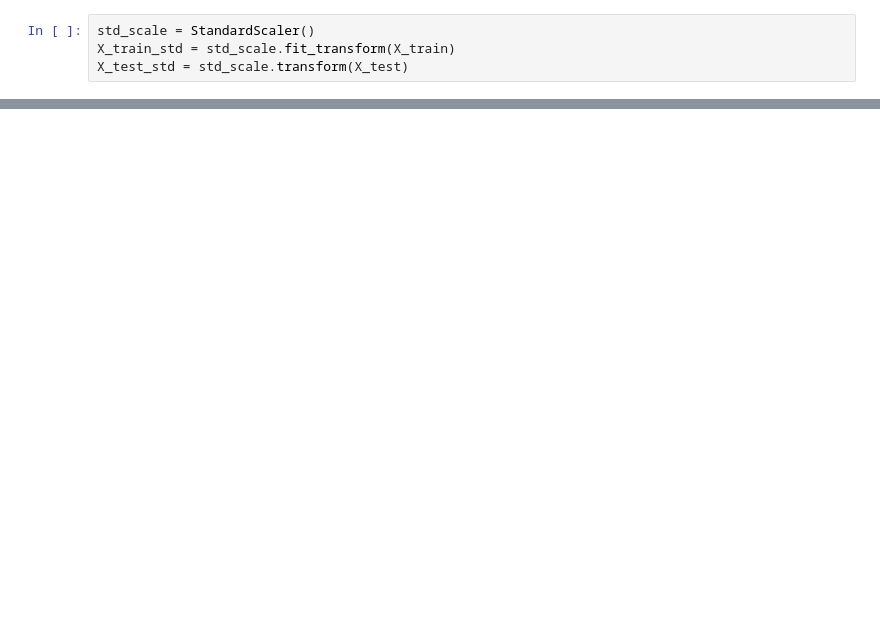
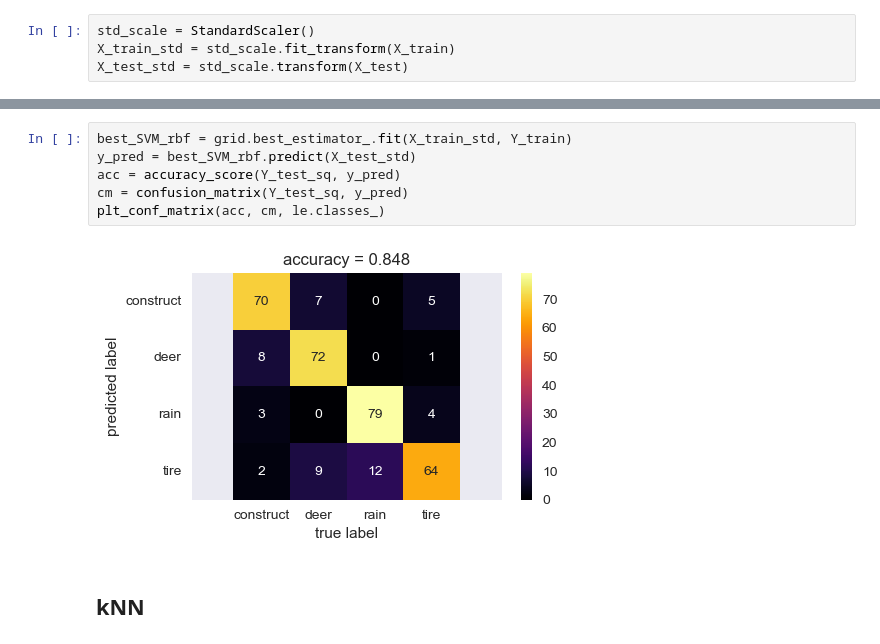
Before and after one commit to QuanHNguyen232/NSF_CPS_SIRI_2022, a Jupyter notebook: models/models.ipynb, the cells around one changed output, grey strips where cells are left out. Saved outputs shown, nothing was run; the diff lists cells and outputs as text; blank space fills up the shorter version.

```diff
--- a/models/models.ipynb
+++ b/models/models.ipynb
@@ -155,0 +234,10 @@ plt.show()
+# %%
+best_SVM_rbf = grid.best_estimator_.fit(X_train_std, Y_train)
+y_pred = best_SVM_rbf.predict(X_test_std)
+acc = accuracy_score(Y_test_sq, y_pred)
+cm = confusion_matrix(Y_test_sq, y_pred)
+plt_conf_matrix(acc, cm, le.classes_)
+# %% [output]
+[figure, added]
+# %% [markdown]
+## kNN
```
Also changed, not shown: parts of 30 cells of this notebook, 1 other file.
